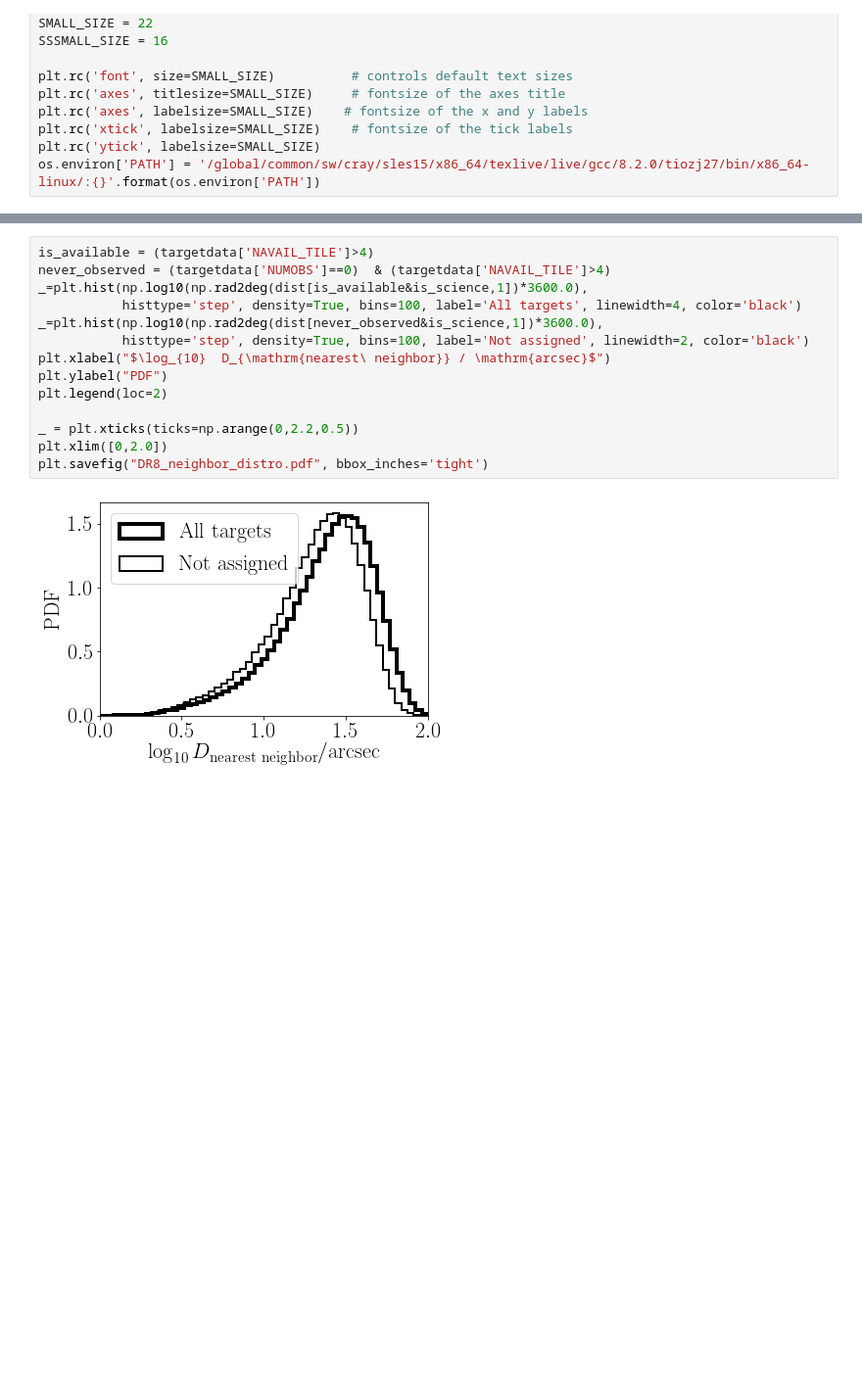
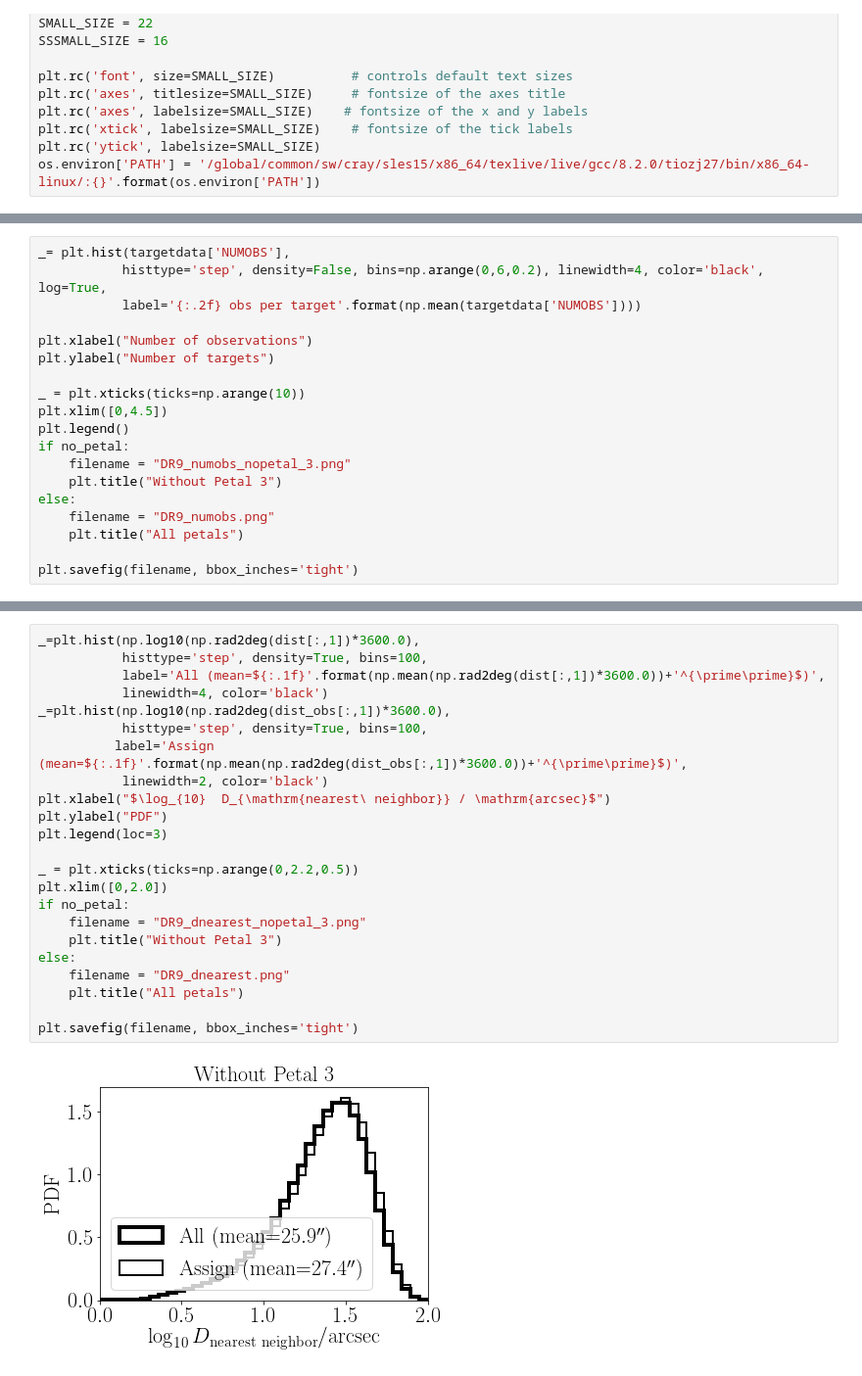
Before and after one commit to forero/SandboxDESI, a Jupyter notebook: fba_paper/neighbors_stats.ipynb, the cells around one changed output, grey strips where cells are left out. Shown at 98% size. Drawn from its saved outputs; the diff is of its cells as text; blank space fills up the shorter version.

```diff
--- a/fba_paper/neighbors_stats.ipynb
+++ b/fba_paper/neighbors_stats.ipynb
@@ -73,0 +82,19 @@ is_science = is_qso|is_elg|is_lrg
+# %%
+_= plt.hist(targetdata['NUMOBS'],
+           histtype='step', density=False, bins=np.arange(0,6,0.2), linewidth=4, color='black', log=True,
+           label='{:.2f} obs per target'.format(np.mean(targetdata['NUMOBS'])))
+
+plt.xlabel("Number of observations")
+plt.ylabel("Number of targets")
+
+_ = plt.xticks(ticks=np.arange(10))
+plt.xlim([0,4.5])
+plt.legend()
+if no_petal:
+    filename = "DR9_numobs_nopetal_3.png"
+    plt.title("Without Petal 3")
+else:
+    filename = "DR9_numobs.png"
+    plt.title("All petals")
+
+plt.savefig(filename, bbox_inches='tight')
@@ -74,19 +103,28 @@ is_science = is_qso|is_elg|is_lrg
 # %%
-is_available = (targetdata['NAVAIL_TILE']>4)
-never_observed = (targetdata['NUMOBS']==0)  & (targetdata['NAVAIL_TILE']>4)
-_=plt.hist(np.log10(np.rad2deg(dist[is_available&is_science,1])*3600.0),
-           histtype='step', density=True, bins=100, label='All targets', linewidth=4, color='black')
-_=plt.hist(np.log10(np.rad2deg(dist[never_observed&is_science,1])*3600.0),
-           histtype='step', density=True, bins=100, label='Not assigned', linewidth=2, color='black')
+_=plt.hist(np.log10(np.rad2deg(dist[:,1])*3600.0),
+           histtype='step', density=True, bins=100,
+           label='All (mean=${:.1f}'.format(np.mean(np.rad2deg(dist[:,1])*3600.0))+'^{\prime\prime}$)',
+           linewidth=4, color='black')
+_=plt.hist(np.log10(np.rad2deg(dist_obs[:,1])*3600.0),
+           histtype='step', density=True, bins=100,
+          label='Assign (mean=${:.1f}'.format(np.mean(np.rad2deg(dist_obs[:,1])*3600.0))+'^{\prime\prime}$)',
+           linewidth=2, color='black')
 plt.xlabel("$\log_{10}  D_{\mathrm{nearest\ neighbor}} / \mathrm{arcsec}$")
 plt.ylabel("PDF")
-plt.legend(loc=2)
+plt.legend(loc=3)
 
 _ = plt.xticks(ticks=np.arange(0,2.2,0.5))
 plt.xlim([0,2.0])
-plt.savefig("DR8_neighbor_distro.pdf", bbox_inches='tight')
+if no_petal:
+    filename = "DR9_dnearest_nopetal_3.png"
+    plt.title("Without Petal 3")
+else:
+    filename = "DR9_dnearest.png"
+    plt.title("All petals")
+
+plt.savefig(filename, bbox_inches='tight')
 # %% [output]
-[figure, old version]
+[figure, new version]
 # %%
 d_arcmin = np.rad2deg(dist)*60
 in_patrol_radius = d_arcmin<1.0
```
Also changed, not shown: parts of 22 cells of this notebook.
